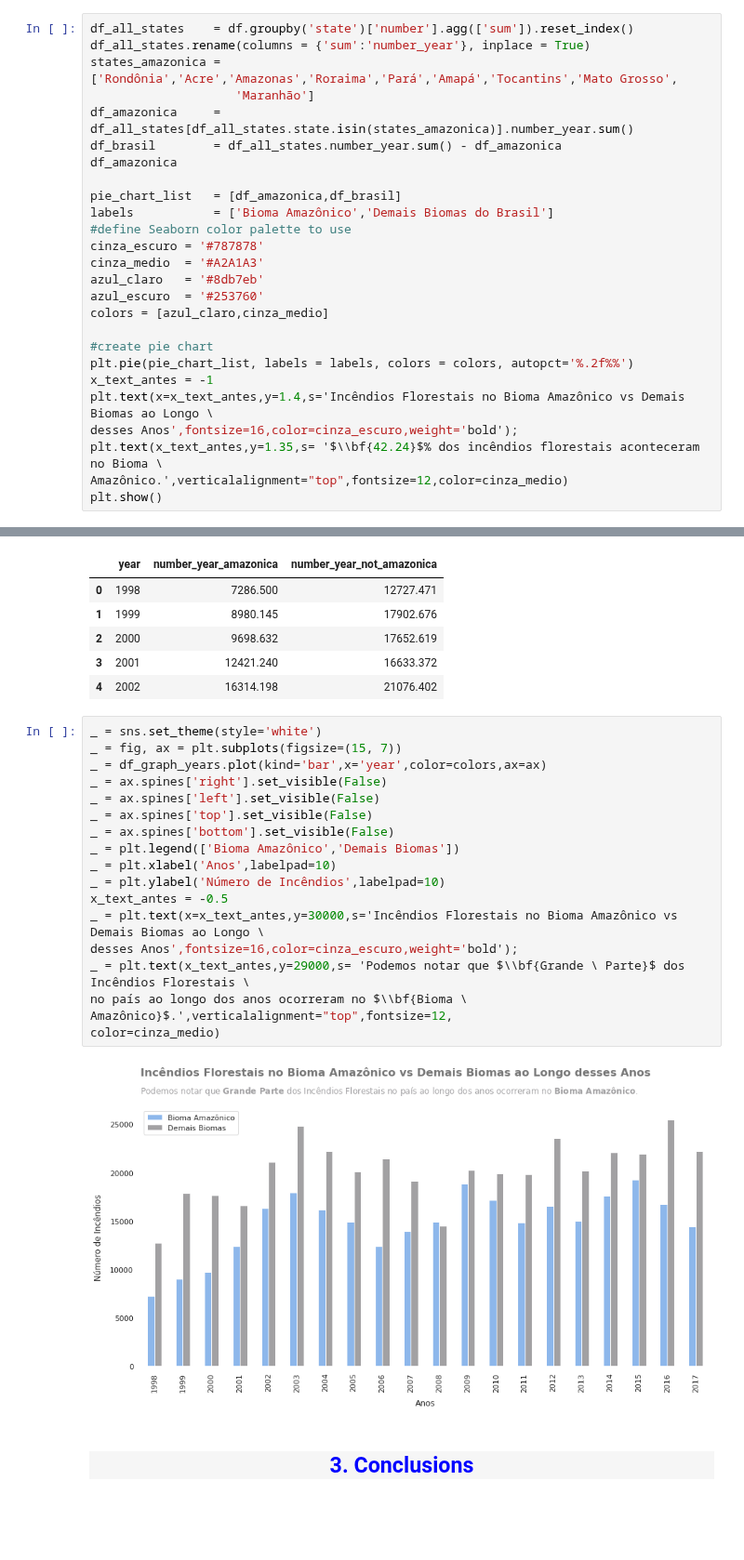
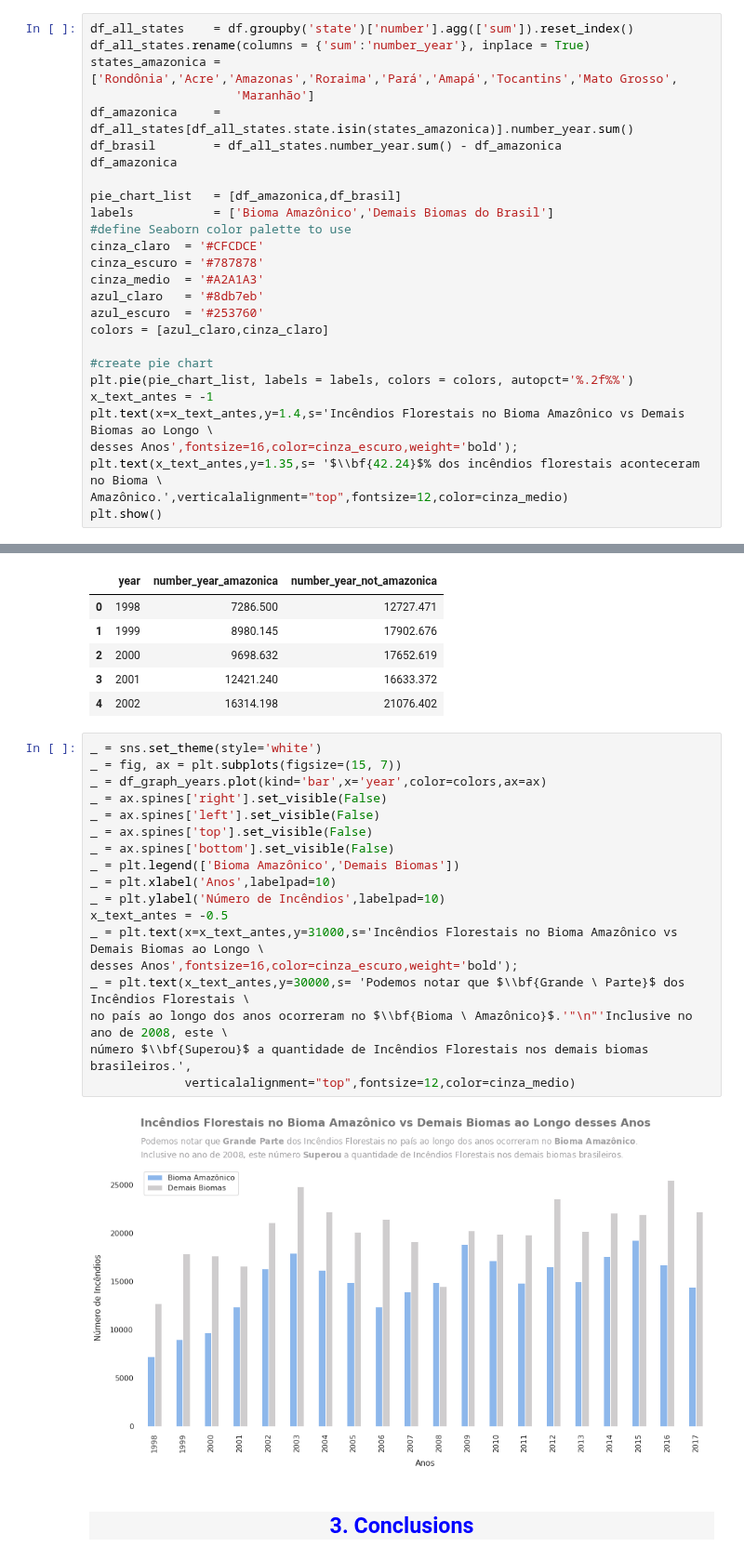
Before and after one commit to anibalfisico/Data-Science, a Jupyter notebook: inc-ndios-no-brasil.ipynb, the cells around one changed output, grey strips where cells are left out. Shown at 93% size. Drawn from its saved outputs; the diff is of its cells as text; blank space fills up the shorter version.

```diff
--- a/inc-ndios-no-brasil.ipynb
+++ b/inc-ndios-no-brasil.ipynb
@@ -459,11 +476,12 @@ df_amazonica
 pie_chart_list   = [df_amazonica,df_brasil]
 labels           = ['Bioma Amazônico','Demais Biomas do Brasil']
 #define Seaborn color palette to use
+cinza_claro  = '#CFCDCE'
 cinza_escuro = '#787878'
 cinza_medio  = '#A2A1A3'
 azul_claro   = '#8db7eb'
 azul_escuro  = '#253760'
-colors = [azul_claro,cinza_medio]
+colors = [azul_claro,cinza_claro]
 
 #create pie chart
 plt.pie(pie_chart_list, labels = labels, colors = colors, autopct='%.2f%%')
@@ -496,22 +514,23 @@ df_graph_years.head()
 # %%
 _ = sns.set_theme(style='white')
 _ = fig, ax = plt.subplots(figsize=(15, 7))
 _ = df_graph_years.plot(kind='bar',x='year',color=colors,ax=ax)
 _ = ax.spines['right'].set_visible(False)
 _ = ax.spines['left'].set_visible(False)
 _ = ax.spines['top'].set_visible(False)
 _ = ax.spines['bottom'].set_visible(False)
 _ = plt.legend(['Bioma Amazônico','Demais Biomas'])
 _ = plt.xlabel('Anos',labelpad=10)
 _ = plt.ylabel('Número de Incêndios',labelpad=10)
 x_text_antes = -0.5
-_ = plt.text(x=x_text_antes,y=30000,s='Incêndios Florestais no Bioma Amazônico vs Demais Biomas ao Longo \
+_ = plt.text(x=x_text_antes,y=31000,s='Incêndios Florestais no Bioma Amazônico vs Demais Biomas ao Longo \
 desses Anos',fontsize=16,color=cinza_escuro,weight='bold');
-_ = plt.text(x_text_antes,y=29000,s= 'Podemos notar que $\\bf{Grande \ Parte}$ dos Incêndios Florestais \
-no país ao longo dos anos ocorreram no $\\bf{Bioma \ Amazônico}$.',verticalalignment="top",fontsize=12,
-color=cinza_medio)
+_ = plt.text(x_text_antes,y=30000,s= 'Podemos notar que $\\bf{Grande \ Parte}$ dos Incêndios Florestais \
+no país ao longo dos anos ocorreram no $\\bf{Bioma \ Amazônico}$.'"\n"'Inclusive no ano de 2008, este \
+número $\\bf{Superou}$ a quantidade de Incêndios Florestais nos demais biomas brasileiros.',
+             verticalalignment="top",fontsize=12,color=cinza_medio)
 # %% [output]
-[figure, old version]
+[figure, new version]
 # %% [markdown]
 <a id = '3'></a>
 <h2 style = "font-family:garamond; font-size:50px; background-color: #f6f6f6; color : blue; border-radius: 100px 100px; text-align:center"> 3. Conclusions</h2>
```
Also changed, not shown: parts of 3 cells of this notebook.
